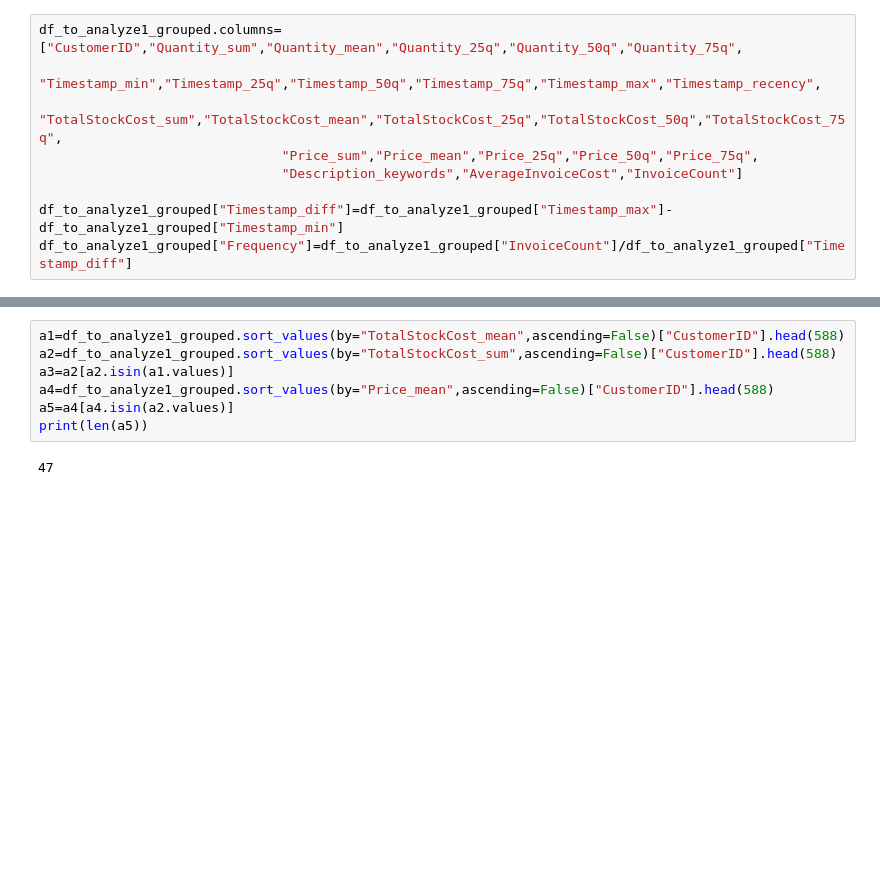
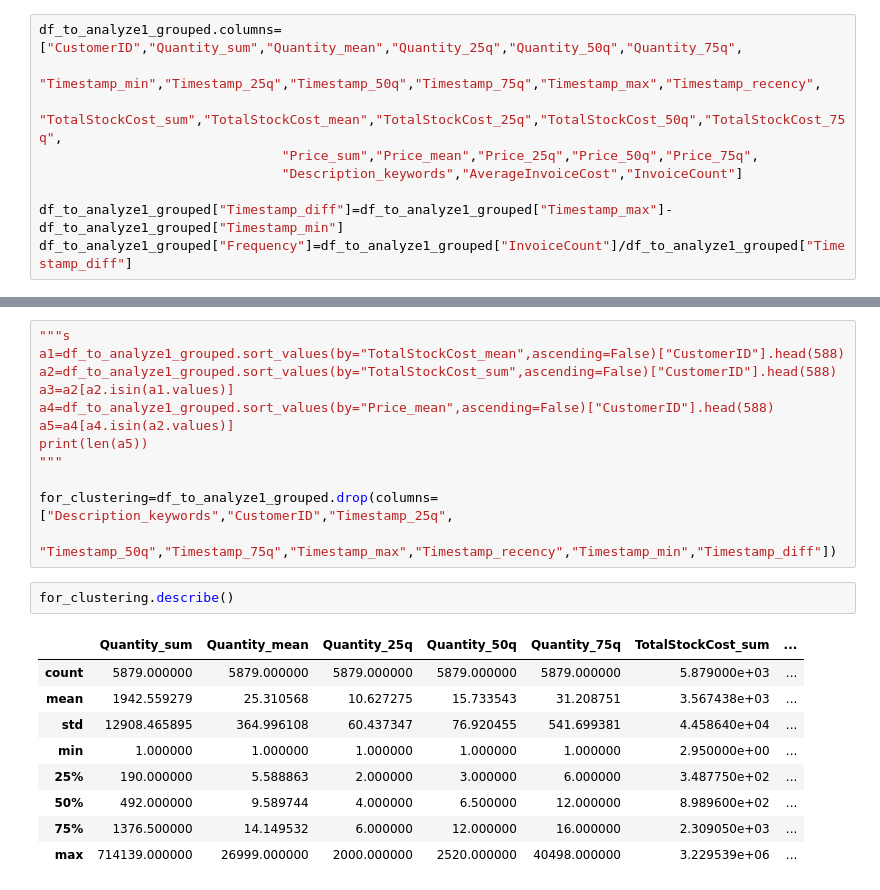
Before and after one commit to shashwat1237/UK-Based-online-store-real-world-customer-segmentation, a Jupyter notebook: Untitled.ipynb, the cells around one changed output, grey strips where cells are left out. Saved outputs shown, nothing was run; the diff lists cells and outputs as text; blank space fills up the shorter version.

```diff
--- a/Untitled.ipynb
+++ b/Untitled.ipynb
@@ -178,11 +186,26 @@ Data columns (total 27 columns):
 dtypes: float64(20), int32(3), int64(3), object(1)
 memory usage: 1.1+ MB
 # %%
+"""s
 a1=df_to_analyze1_grouped.sort_values(by="TotalStockCost_mean",ascending=False)["CustomerID"].head(588)
 a2=df_to_analyze1_grouped.sort_values(by="TotalStockCost_sum",ascending=False)["CustomerID"].head(588)
 a3=a2[a2.isin(a1.values)]
 a4=df_to_analyze1_grouped.sort_values(by="Price_mean",ascending=False)["CustomerID"].head(588)
 a5=a4[a4.isin(a2.values)]
 print(len(a5))
+"""
+
+for_clustering=df_to_analyze1_grouped.drop(columns=["Description_keywords","CustomerID","Timestamp_25q",
+                                                   "Timestamp_50q","Timestamp_75q","Timestamp_max","Timestamp_recency","Timestamp_min","Timestamp_diff"])
-# %% [output]
-47
+# %%
+for_clustering.describe()
+# %% [output]
+|  | Quantity_sum | Quantity_mean | Quantity_25q | Quantity_50q | Quantity_75q | TotalStockCost_sum | ... |
+| count | 5879.000000 | 5879.000000 | 5879.000000 | 5879.000000 | 5879.000000 | 5.879000e+03 | ... |
+| mean | 1942.559279 | 25.310568 | 10.627275 | 15.733543 | 31.208751 | 3.567438e+03 | ... |
+| std | 12908.465895 | 364.996108 | 60.437347 | 76.920455 | 541.699381 | 4.458640e+04 | ... |
+| min | 1.000000 | 1.000000 | 1.000000 | 1.000000 | 1.000000 | 2.950000e+00 | ... |
+| 25% | 190.000000 | 5.588863 | 2.000000 | 3.000000 | 6.000000 | 3.487750e+02 | ... |
+| 50% | 492.000000 | 9.589744 | 4.000000 | 6.500000 | 12.000000 | 8.989600e+02 | ... |
+| 75% | 1376.500000 | 14.149532 | 6.000000 | 12.000000 | 16.000000 | 2.309050e+03 | ... |
+| max | 714139.000000 | 26999.000000 | 2000.000000 | 2520.000000 | 40498.000000 | 3.229539e+06 | ... |
```
Also changed, not shown: parts of 22 cells of this notebook.
